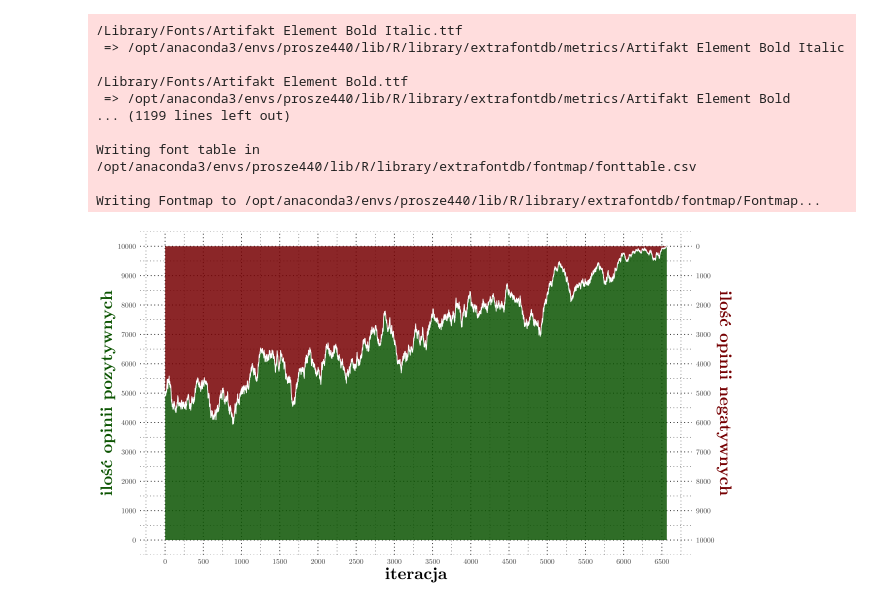
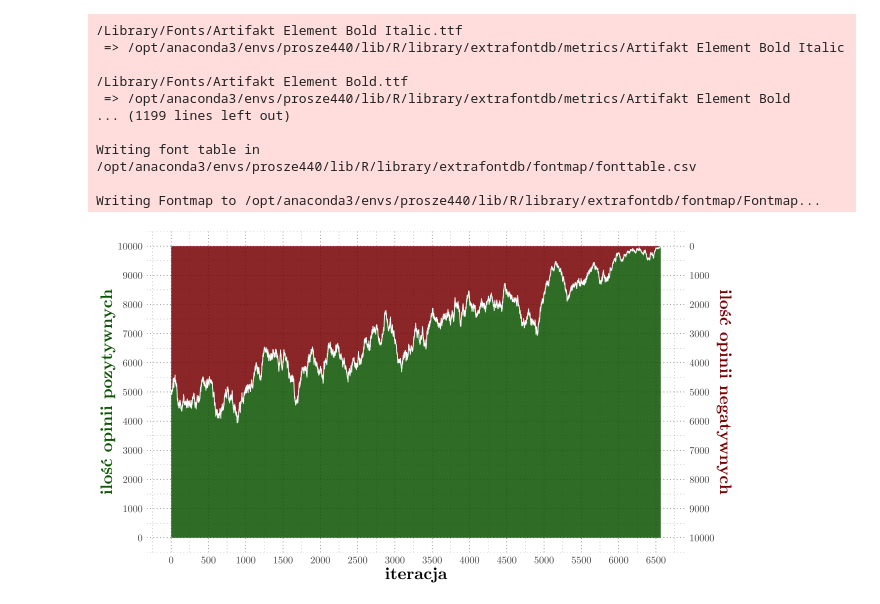
Before and after one commit to stawarzkrzysztof/socjologiaobliczeniowa2025, a Jupyter notebook: zad1/analysis.ipynb, the cells around one changed output. Saved outputs shown, nothing was run; the diff lists cells and outputs as text; code cells hidden in the pictures.

```diff
--- a/zad1/analysis.ipynb
+++ b/zad1/analysis.ipynb
@@ -83,26 +83,27 @@ showtext_auto()
 # %%
 scale <- 1.5
 options(repr.plot.width = 16/scale, repr.plot.height = 9/scale)
 
 ggplot() +
     aes(x = 1:zad1$iter, y = str2int(zad1$evolution)) +
     geom_ribbon(aes(ymin = 0, ymax = str2int(zad1$evolution)), fill = "darkgreen", alpha = .85) +
     geom_ribbon(aes(ymin = str2int(zad1$evolution), ymax = zad1$L^2), fill = "darkred", alpha = .85) +
     geom_line(linewidth = .5, color = "white", alpha = 1) +
     theme_minimal() +
     labs(x = "iteracja", y = "ilość opinii pozytywnych") +
     scale_y_continuous(
         breaks = seq(0, zad1$L^2, by = 1000),
         limits = c(0, NA),
         sec.axis = sec_axis(~ zad1$L^2 - . , name = "ilość opinii negatywnych", breaks = seq(0, zad1$L^2, by = 1000))
     ) +
     scale_x_continuous(breaks = seq(0, zad1$iter, by = 500)) +
     theme(
         text = element_text(family = "CMU Serif"),
+        axis.text = element_text(size=12),
         axis.title = element_text(size = 20, family = "CMU Serif Bold"),
         axis.title.y = element_text(color = "darkgreen"),
         axis.title.y.right = element_text(color = "darkred"),
-        panel.grid = element_line(linetype = "dotted", linewidth = 0.5, color = "black")
+        panel.grid = element_line(linetype = "dotted", linewidth = 0.25, color = "black")
     )
 # %% [output]
-[figure, old version]
+[figure, new version]
```
